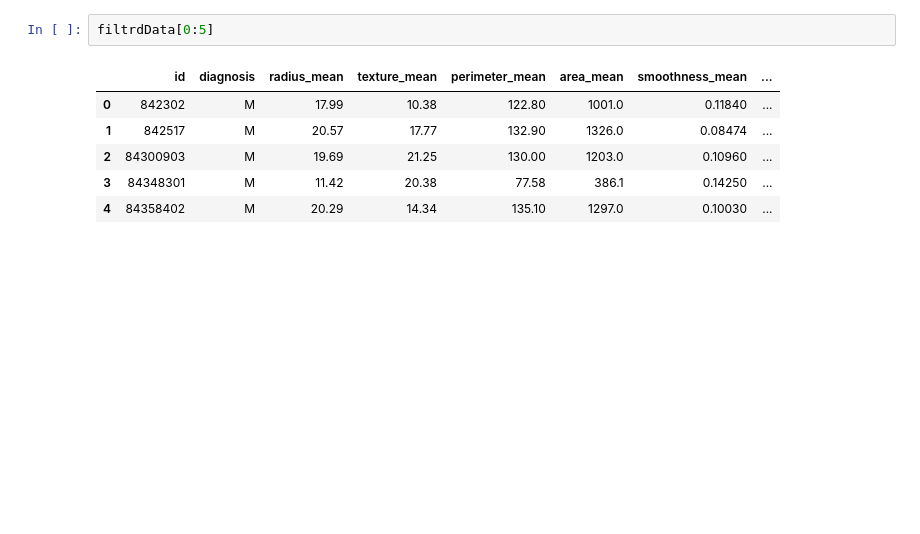
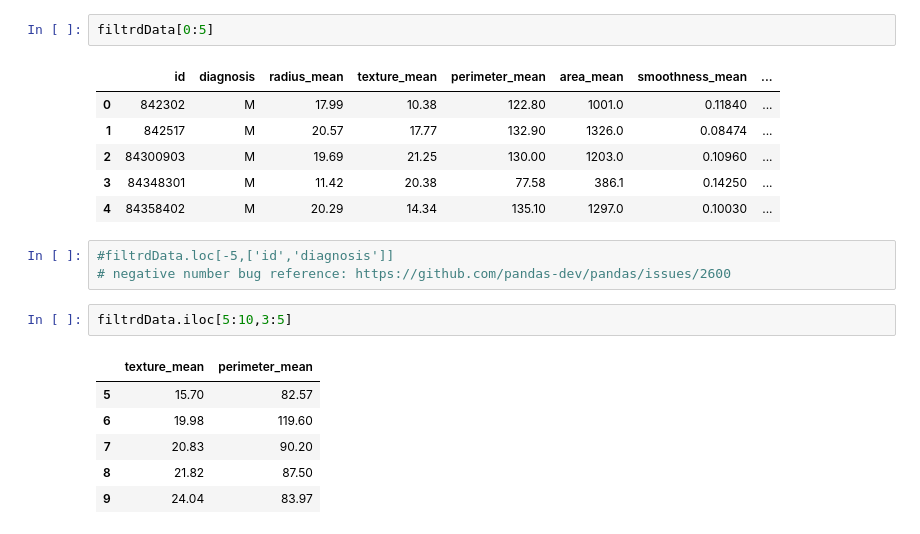
Before and after one commit to a-forty-two/COG-02082021, a Jupyter notebook: Pandas.ipynb, the cells around one changed output. Drawn from its saved outputs; the diff is of its cells as text; blank space fills up the shorter version.

```diff
--- a/Pandas.ipynb
+++ b/Pandas.ipynb
@@ -102,3 +102,15 @@ filtrdData[0:5]
 | 2 | 84300903 | M | 19.69 | 21.25 | 130.00 | 1203.0 | 0.10960 | ... |
 | 3 | 84348301 | M | 11.42 | 20.38 | 77.58 | 386.1 | 0.14250 | ... |
 | 4 | 84358402 | M | 20.29 | 14.34 | 135.10 | 1297.0 | 0.10030 | ... |
+# %%
+#filtrdData.loc[-5,['id','diagnosis']]
+# negative number bug reference: https://github.com/pandas-dev/pandas/issues/2600
+# %%
+filtrdData.iloc[5:10,3:5]
+# %% [output]
+|  | texture_mean | perimeter_mean |
+| 5 | 15.70 | 82.57 |
+| 6 | 19.98 | 119.60 |
+| 7 | 20.83 | 90.20 |
+| 8 | 21.82 | 87.50 |
+| 9 | 24.04 | 83.97 |
```
Also changed, not shown: parts of 3 cells of this notebook.
